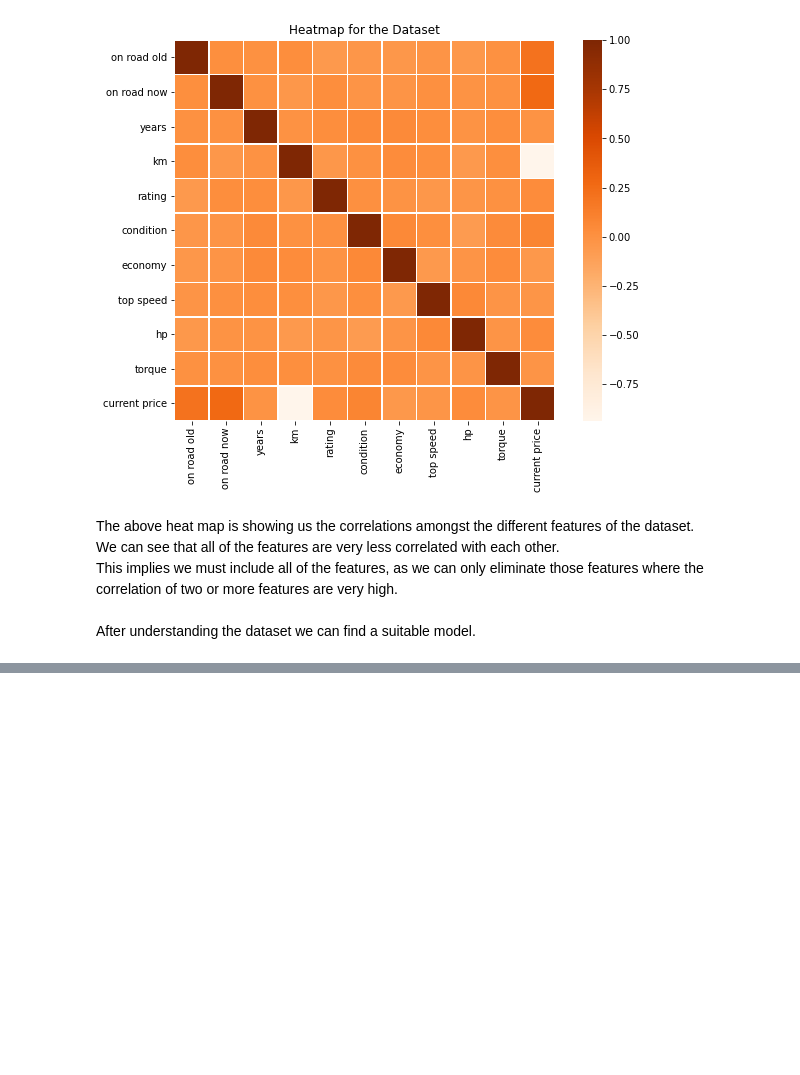
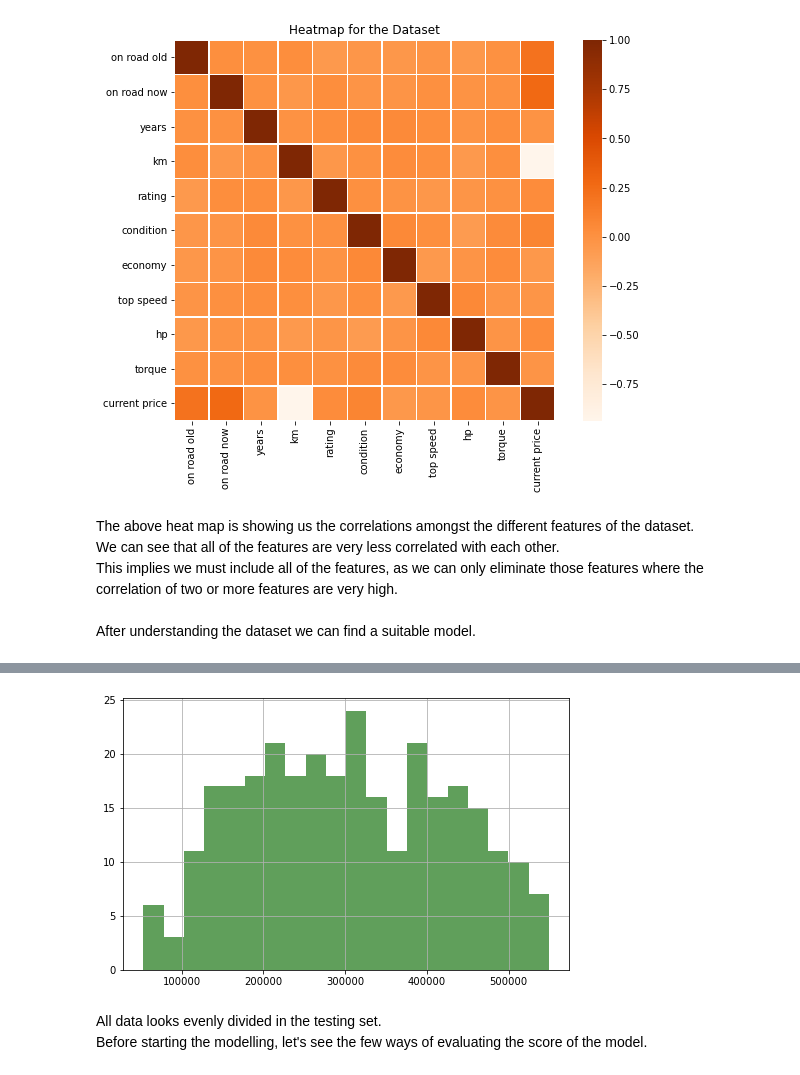
Before and after one commit to Esther-Bi/Introduction-to-Data-Science-2020-Semester-A-Final-Project, a Jupyter notebook: Notebook 4.ipynb, the cells around one changed output, grey strips where cells are left out. Cells and saved outputs as stored; diff of their text form; code cells hidden in the pictures; blank space fills up the shorter version.

```diff
--- a/Notebook 4.ipynb
+++ b/Notebook 4.ipynb
@@ -207,0 +240,8 @@ After understanding the dataset we can find a suitable model.
+# %%
+y_test.hist(figsize=(8,5),bins = 20, color="#107009AA")
+plt.show()
+# %% [output]
+[figure, added]
+# %% [markdown]
+All data looks evenly divided in the testing set. <br>
+Before starting the modelling, let's see the few ways of evaluating the score of the model.
```
Also changed, not shown: parts of 26 cells of this notebook.
